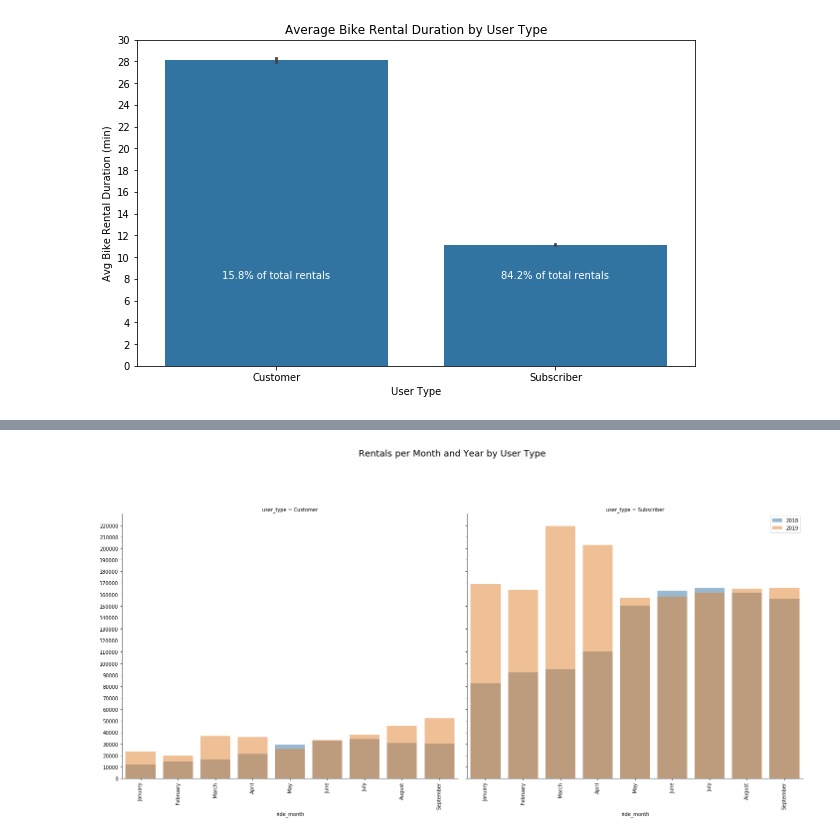
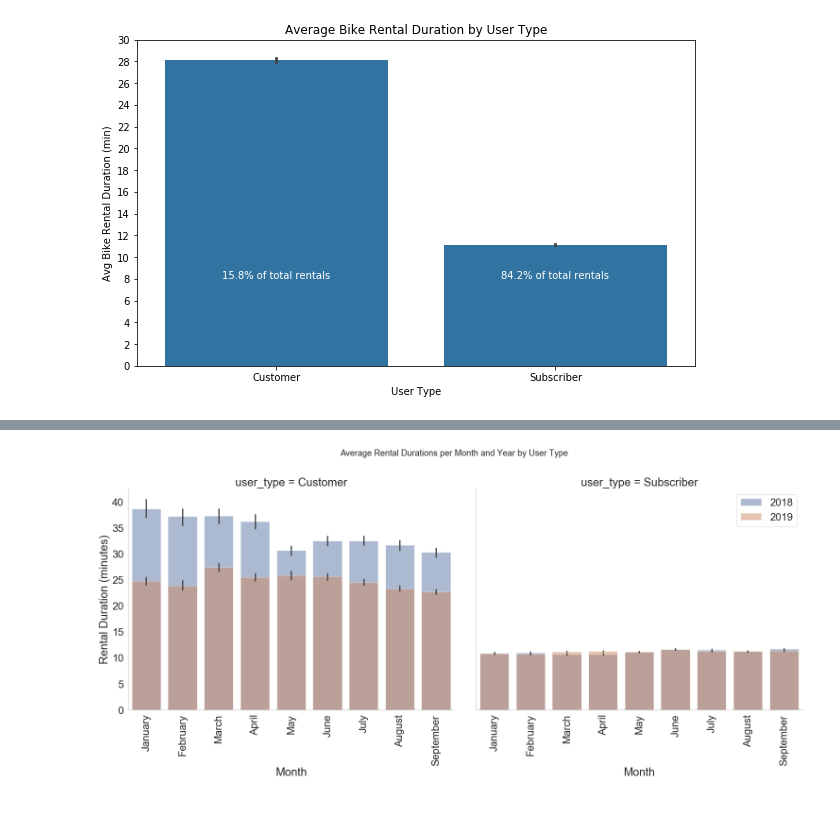
Before and after one commit to jerrycyip/Analysis_Lyft_Bay_Wheels_System_Data, a Jupyter notebook: Lyft_Bay_Wheels_Slide_Deck.ipynb, the cells around one changed output, grey strips where cells are left out. Cells and saved outputs as stored; diff of their text form; code cells hidden in the pictures; blank space fills up the shorter version.

```diff
--- a/Lyft_Bay_Wheels_Slide_Deck.ipynb
+++ b/Lyft_Bay_Wheels_Slide_Deck.ipynb
@@ -140,0 +149,13 @@ for loc, label in zip(locs, labels):
+# %%
+#First we'll look at Gender
+sns.set(font_scale=3)
+sns.set_style("whitegrid", {'axes.grid' : False})
+g = sns.FacetGrid(data = bike_clean, hue = 'ride_year', col='member_gender', col_wrap = 3, size = 14, aspect = 1.2)#height=12, aspect = 10/10)
+#sns.set(rc={'axes.facecolor':'white', 'figure.facecolor':'white'})
+g.map(sns.countplot, 'ride_month', alpha = .5)
+g.set_xticklabels(rotation=90)
+g.set_xlabels('Month')
+g.set_ylabels('Total Bike Rentals')
+plt.legend(loc='best')
+g.fig.subplots_adjust(top=.85)
+g.fig.suptitle('Rentals per Month and Year by Gender', size=36);
@@ -147,9 +171,14 @@ for loc, label in zip(locs, labels):
 # %%
-#First we'll look at Gender
-g = sns.FacetGrid(data = bike_clean, hue = 'ride_year', col='member_gender', col_wrap = 3, height=6, aspect = 6/7)
+# Let's break down that year-over-year growth by User Type:
+sns.set(font_scale=2)
+sns.set_style("whitegrid", {'axes.grid' : False})
+g = sns.FacetGrid(data = bike_clean, hue = 'ride_year', col='user_type', height=10, aspect = 1.2)
 g.map(sns.countplot, 'ride_month', alpha = .5)
 g.set_xticklabels(rotation=90)
 plt.legend(loc='best')
-g.fig.subplots_adjust(top=.8)
-g.fig.suptitle('Rentals per Month and Year by Gender', size=14);
+g.set_xlabels('Month')
+g.set_ylabels('Total Bike Rentals')
+g.fig.subplots_adjust(top=.85)
+g.fig.suptitle('Rentals per Month and Year by User Type', size=24)
+plt.yticks(np.arange(0, 230000, 10000));
 # %% [output]
@@ -161,15 +193,16 @@ g.fig.suptitle('Rentals per Month and Year by Gender', size=14);
 # %%
-# Let's break down that year-over-year growth by User Type:
-g = sns.FacetGrid(data = bike_clean, hue = 'ride_year', col='user_type', height=10, aspect = 6/6)
-g.map(sns.countplot, 'ride_month', alpha = .5)
+#Let's breakdown the trend in average rental durations by user_type
+sns.set(font_scale=2)
+sns.set_style("whitegrid", {'axes.grid' : False})
+g = sns.FacetGrid(data = bike_clean, hue = 'ride_year', col='user_type', col_wrap = 2, height=9, aspect = 1.2)
+g.map(sns.barplot, 'ride_month', 'duration_min', alpha = .5)
 g.set_xticklabels(rotation=90)
-#g.add_legend()
+g.set_xlabels('Month')
+g.set_ylabels('Rental Duration (minutes)')
 plt.legend(loc='best')
-g.fig.subplots_adjust(top=.8)
-g.fig.suptitle('Rentals per Month and Year by User Type', size=18)
-plt.yticks(np.arange(0, 230000, 10000));
-#plt.title('Rentals per Month and Year by Gender', size=14);
+g.fig.subplots_adjust(top=.85)
+g.fig.suptitle('Average Rental Durations per Month and Year by User Type', size=18);
 # %% [output]
-[figure, old version]
+[figure, new version]
 # %% [markdown]
 # Recent Trends: Revenue Implications
```
Also changed, not shown: parts of 15 cells of this notebook.
